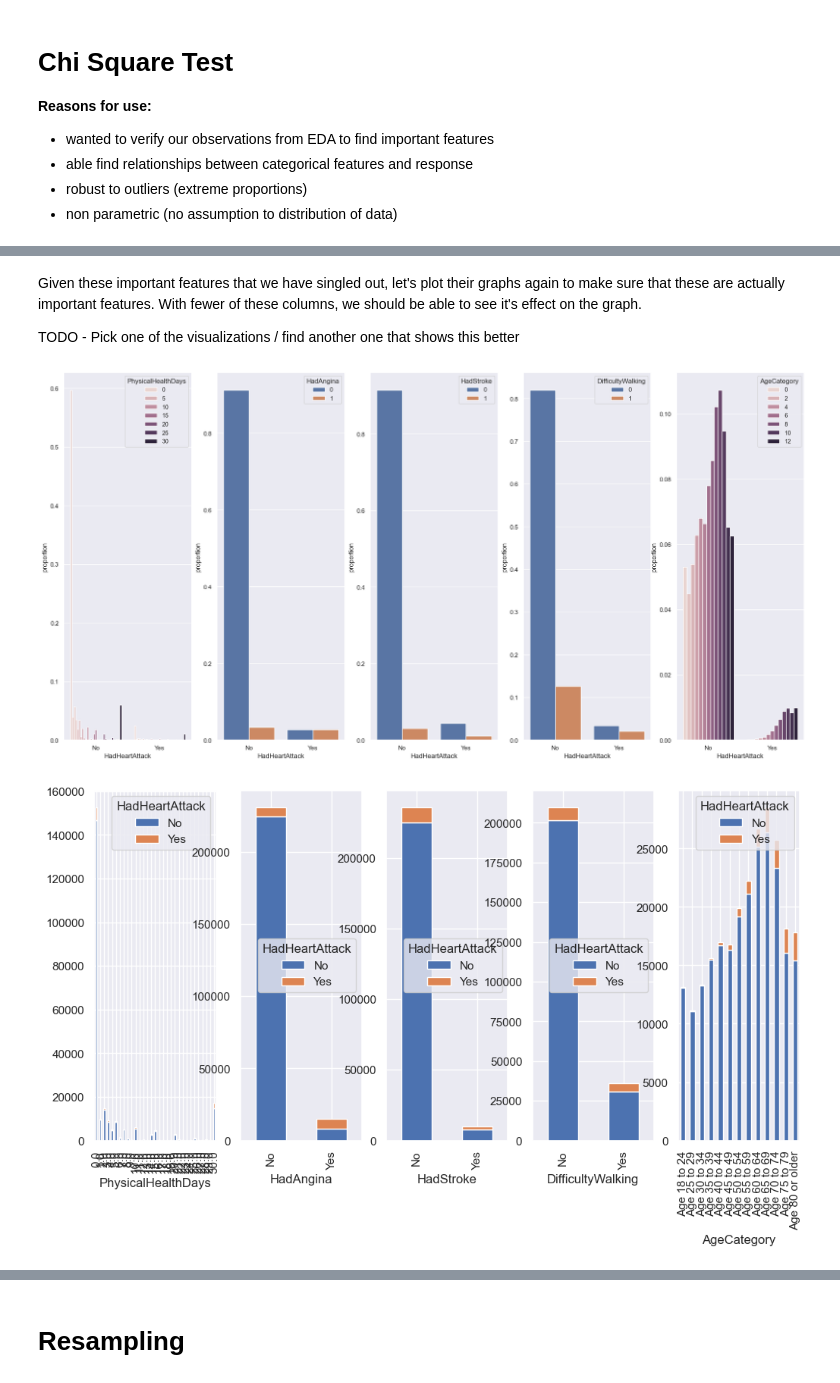
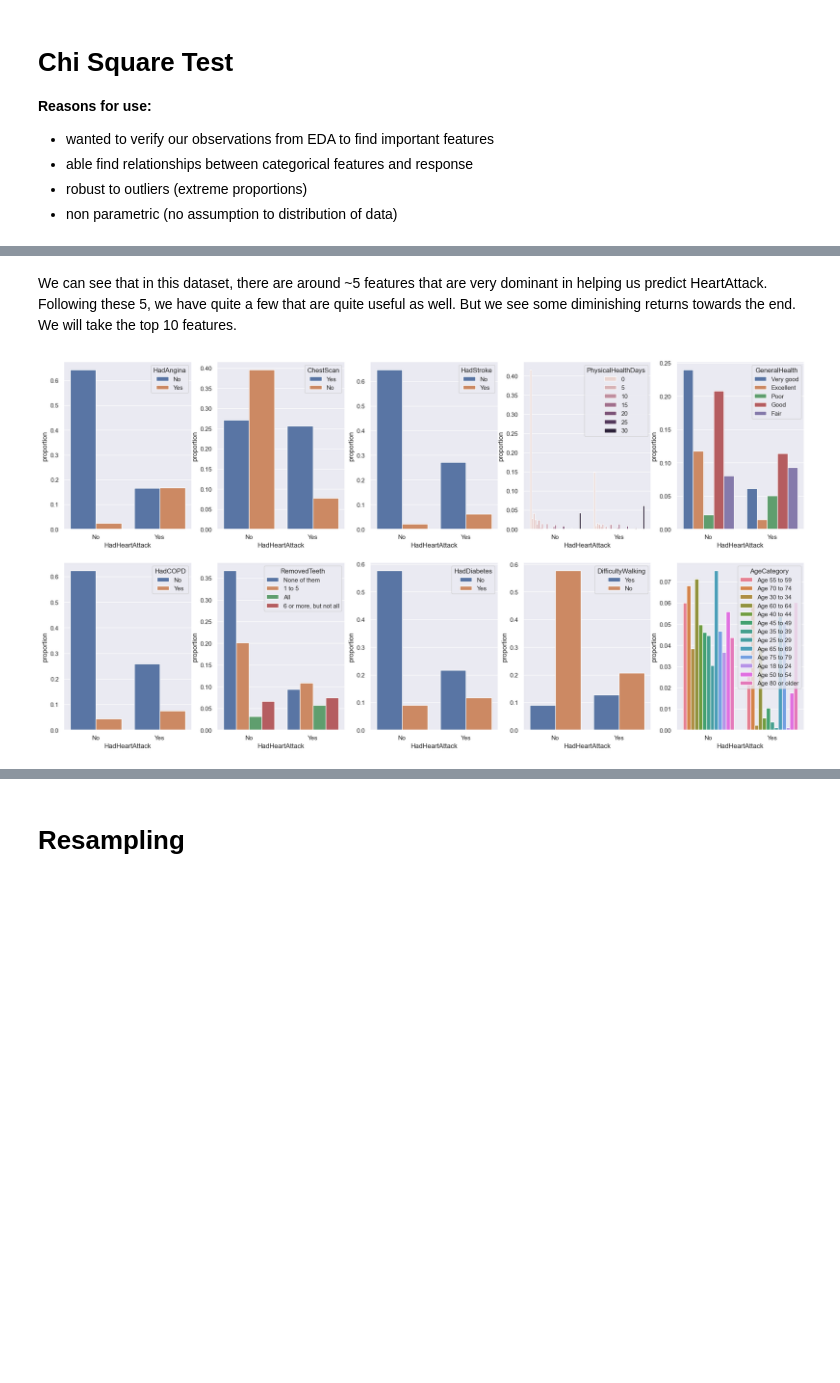
Before and after one commit to lczm/NTU-SC1015, a Jupyter notebook: Spaceship.ipynb, the cells around one changed output, grey strips where cells are left out. Drawn from its saved outputs; the diff is of its cells as text; code cells hidden in the pictures; blank space fills up the shorter version.

```diff
--- a/Spaceship.ipynb
+++ b/Spaceship.ipynb
@@ -245,5 +243,5 @@ for i, col in enumerate(categorical_columns):
 # %%
-f, axes = plt.subplots(6, 5, figsize=(24, 48))
+f, axes = plt.subplots(6, 6, figsize=(24, 48))
 f.subplots_adjust(hspace=0.7, wspace=0.3)
 
 for i, col in enumerate(categorical_columns):
@@ -259,0 +272,9 @@ for i, col in enumerate(categorical_columns):
+# %%
+# 30 columns, so lets build 6x5 grid
+f, axes = plt.subplots(6, 6, figsize=(24, 12))
+for i, col in enumerate(categorical_columns):
+    r = int(i % 6)
+    c = int(i % 5)
+    sb.countplot(pd.concat([df_under[col], df_under['HadHeartAttack']], axis=1),
+                 x='HadHeartAttack', hue=col, stat='proportion',
+                 legend='auto', ax=axes[r][c])
@@ -313,7 +338,7 @@ TODO - justify which classifier we use `chi2`, `mutual_info_classif`, `f_classif
 x = df_encoded.drop(['HadHeartAttack'], axis=1)
 y = df_encoded['HadHeartAttack']
 
-n_features = 5
+n_features = 10
 selector = SelectKBest(chi2, k=n_features)
 x_new = selector.fit_transform(x, y)
 
@@ -350,19 +375,23 @@ plt.show()
 # %% [markdown]
-Given these important features that we have singled out, let's plot their graphs again to make sure that these are actually important features. With fewer of these columns, we should be able to see it's effect on the graph.
-
-TODO - Pick one of the visualizations / find another one that shows this better
+We can see that in this dataset, there are around ~5 features that are very dominant in helping us predict HeartAttack. Following these 5, we have quite a few that are quite useful as well. But we see some diminishing returns towards the end. We will take the top 10 features.
+# %%
+# Filter out the one hot encoded titles
+selected_n_features = 10
+top_features = set([])
+for feature in top_n_features[:selected_n_features]:
+    for column in df:
+        if column in feature:
+            top_features.add(column)
+top_features = list(top_features)
 # %%
-f, axes = plt.subplots(1, n_features, figsize=(24, 12))
-for i, col in enumerate(important_features):
-    sb.countplot(pd.concat([df_encoded[col], df['HadHeartAttack']], axis=1),
+# 10 features, build 2x5 grid
+f, axes = plt.subplots(2, 5, figsize=(24, 12))
+for i, col in enumerate(top_features):
+    r = int(i % 2)
+    c = int(i % 5)
+    sb.countplot(pd.concat([df_under[col], df_under['HadHeartAttack']], axis=1),
                  x='HadHeartAttack', hue=col, stat='proportion',
-                 legend='auto', ax=axes[i])
-
-f, axes = plt.subplots(1, n_features, figsize=(12, 6))
-for i, col in enumerate(important_features):
-    result= df.groupby(col)['HadHeartAttack'].value_counts().unstack()
-    result.plot(kind='bar', stacked=True, ax=axes[i])
+                 legend='auto', ax=axes[r][c])
 # %% [output]
-[figure, old version]
+[figure, new version]
-[figure, removed]
 # %% [markdown]
```
Also changed, not shown: parts of 32 cells of this notebook.
